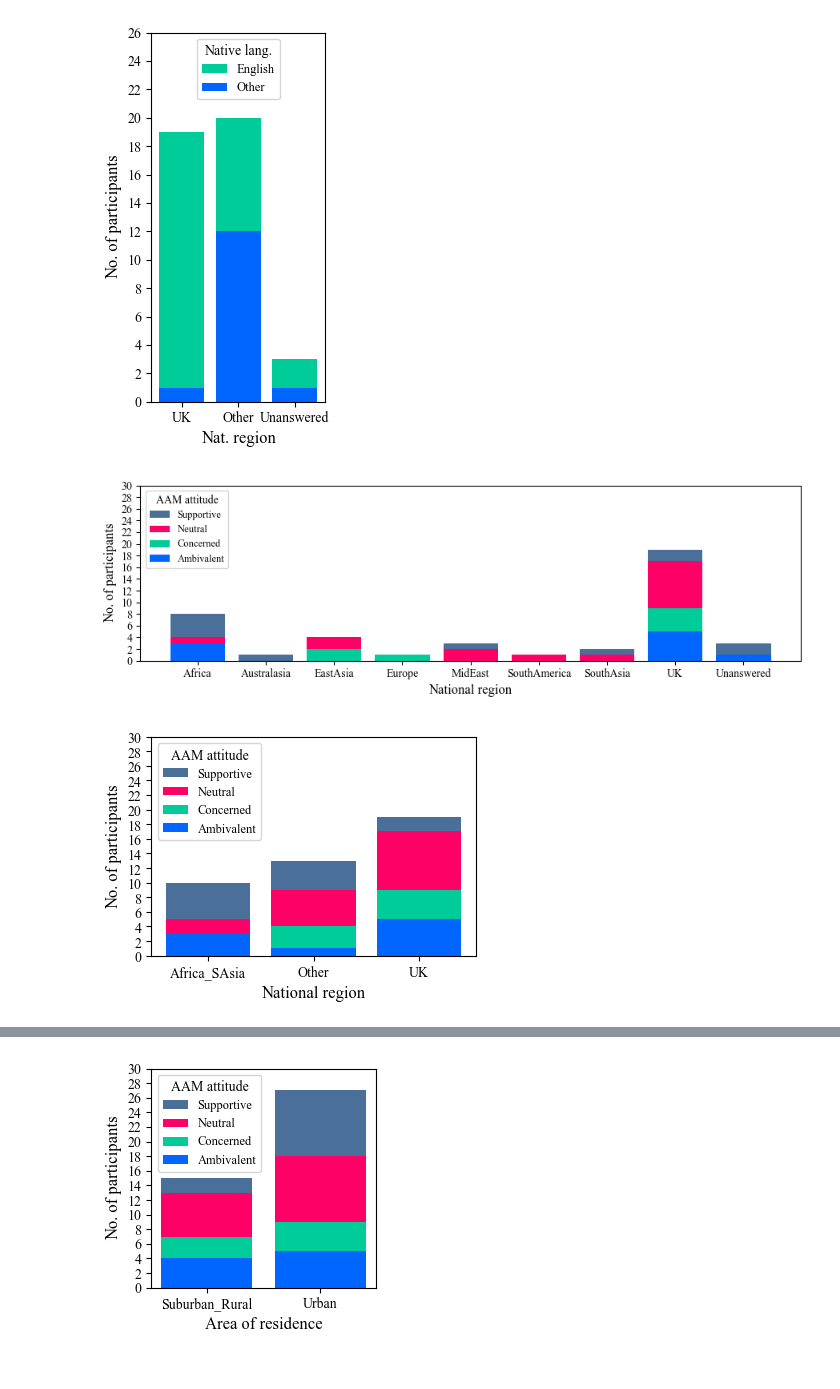
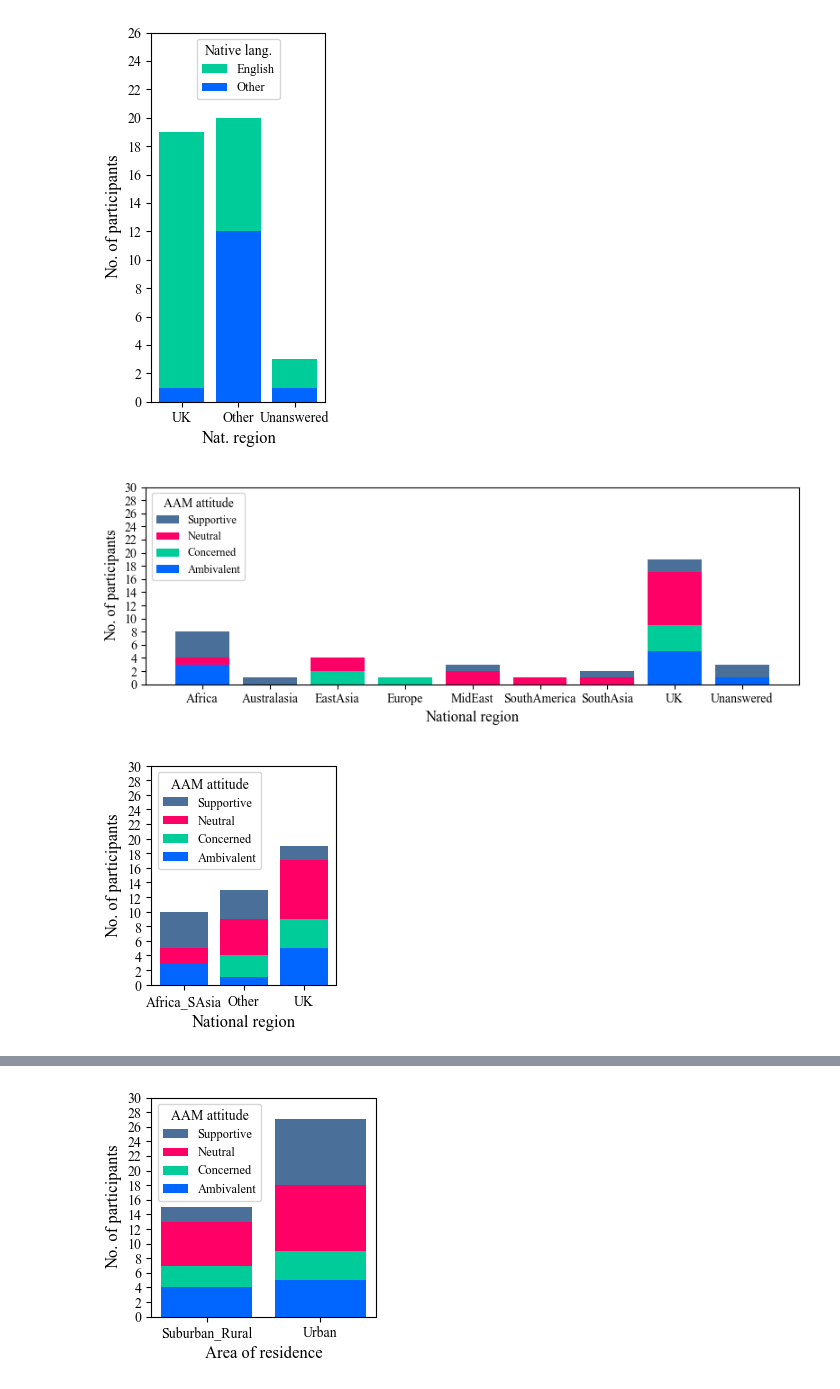
Before and after one commit to acoustics-code-salford/refmap-psychoacoustics, a Jupyter notebook: src/refmap_psychoacoustics/notebooks/refmap_listest1_analysis_EDA_check+sample.ipynb, the cells around one changed output, grey strips where cells are left out. Drawn from its saved outputs; the diff is of its cells as text; code cells hidden in the pictures.

```diff
--- a/src/refmap_psychoacoustics/notebooks/refmap_listest1_analysis_EDA_check+sample.ipynb
+++ b/src/refmap_psychoacoustics/notebooks/refmap_listest1_analysis_EDA_check+sample.ipynb
@@ -662,7 +662,7 @@ The age distribution plot indicates that a reasonable spread of ages was achieve
 The sex chart shows that the sample was overwhelmingly male.
 # %%
 # residential area
-fig, ax = plt.subplots(figsize=(4, 3))
+fig, ax = plt.subplots(figsize=(2.5, 3))
 
 areaCats = np.sort(postTestResponses['Home_Area'].unique())
 
@@ -928,7 +975,7 @@ plt.show()
 [figure]
 # %%
 # attitude by national region
-fig, ax = plt.subplots(figsize=(9, 3))
+fig, ax = plt.subplots(figsize=(8, 3))
 
 postTestResponses.loc[postTestResponses['NationGeo'].isna(), 'NationGeo'] = "Unanswered"
 natCats = np.sort(postTestResponses['NationGeo'].unique())
@@ -943,37 +990,37 @@ df.AAM_attitude = np.tile(attCats, len(natCats))
 df.counts = 0
 
 for nat in natCats:
     for att in attCats:
         try:
             df.loc[(df['NationGeo'] == nat) & (df['AAM_attitude'] == att), 'counts'] = data.filter(like=nat).filter(like=att).iloc[0]
         except:
             continue
 
 width = 0.5
 
 bottom = np.zeros(len(natCats))
 
 for ii, att in enumerate(attCats):
     p = ax.bar(natCats, df.loc[df['AAM_attitude'] == att, ['NationGeo', 'counts']].counts,
                label=att, bottom=bottom, color=mycolours[ii])
     bottom += np.array(df.loc[df['AAM_attitude'] == att, ['NationGeo', 'counts']].counts)
 
 handles, labels = ax.get_legend_handles_labels()
 ax.legend(handles[::-1], labels[::-1], loc='upper left', title="AAM attitude", fontsize=9)
 ax.set(yticks=range(0, 32, 2), ylabel="No. of participants",
        xlabel="National region")
 
 if saveplots:
     plt.savefig(os.path.join(outFigPath, "svg", "NationAttitude.svg"),
                 format='svg')
     plt.savefig(os.path.join(outFigPath, "pdf", "NationAttitude.pdf"),
                 format='pdf')
 plt.show()
 # %% [output]
-[figure, old version]
+[figure, new version]
 # %%
 # attitude by national region (grouped)
-fig, ax = plt.subplots(figsize=(4, 3))
+fig, ax = plt.subplots(figsize=(2.6, 3))
 
 natCats = np.array(['Africa_SAsia', 'Other', 'UK'])
 attCats = np.sort(postTestResponses['AAM_attitude'].unique())
@@ -1015,6 +1062,6 @@ if saveplots:
                 format='pdf')
 plt.show()
 # %% [output]
-[figure, old version]
+[figure, new version]
 # %%
 # attitude by national region (grouped)
```
Also changed, not shown: parts of 9 cells of this notebook, 6 other files.
